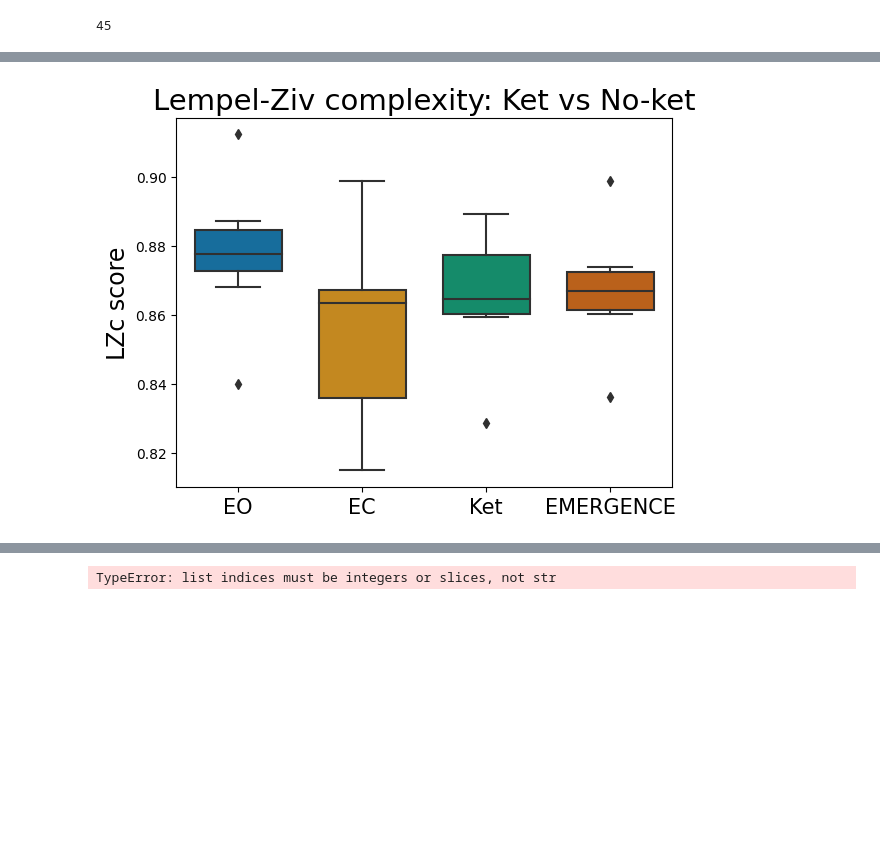
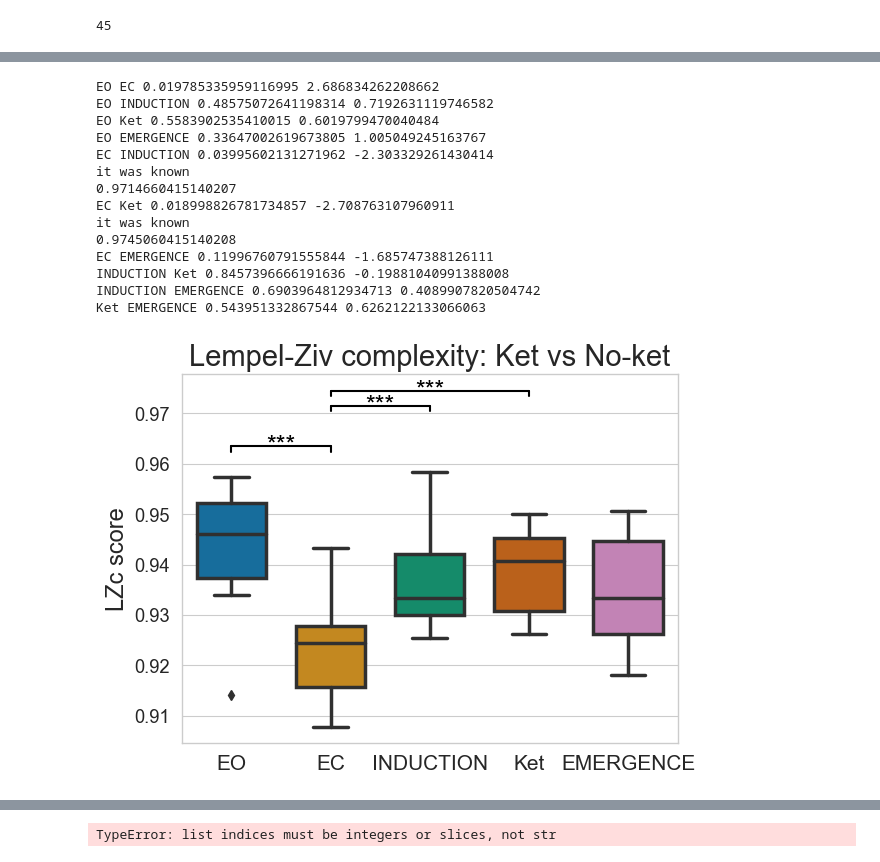
Before and after one commit to AndrlmMass/Ketamine-project, a Jupyter notebook: DataAnalysis/EEG_analysis/MainAnal/SpectrumAnalyses.ipynb, the cells around one changed output, grey strips where cells are left out. Drawn from its saved outputs; the diff is of its cells as text; code cells hidden in the pictures; blank space fills up the shorter version.

```diff
--- a/DataAnalysis/EEG_analysis/MainAnal/SpectrumAnalyses.ipynb
+++ b/DataAnalysis/EEG_analysis/MainAnal/SpectrumAnalyses.ipynb
@@ -95,5 +151,5 @@ print(DataA['EO']['SD5001'].shape)
 # %%
-file_path = "M:\\pc\\Dokumenter\\GitHub\\Ketamine-project\\DataAnalysis\\EEG_analysis\\MainAnal\\SpectrumAnal\\DataA.pkl"
+file_path = 'M:\\pc\\Dokumenter\\GitHub\\Ketamine-project\\DataAnalysis\\EEG_analysis\\PreProc\\BadEpochsRejected\\DataB_AutoRej_2.pkl.'
 with open(file_path,'rb') as g:
             raw = pickle.load(g)
 DataA = raw.copy()
@@ -143,5 +156,5 @@ f.close()
 # %%
-file_path = 'M:\\pc\\Dokumenter\\GitHub\\Ketamine-project\\DataAnalysis\\EEG_analysis\\PreProc\\BadEpochsRejected\\DataB_AutoRej.pkl'
+file_path = 'M:\\pc\\Dokumenter\\GitHub\\Ketamine-project\\DataAnalysis\\EEG_analysis\\PreProc\\BadEpochsRejected\\DataB_AutoRej_AvgRej.pkl'
 with open(file_path,'rb') as g:
             raw = pickle.load(g)
 DataA = raw.copy()
@@ -306,7 +469,7 @@ print(df1+df2+df3+df4+df5)
 # %% [output]
 45
 # %%
-file_path = 'M:\\pc\\Dokumenter\\GitHub\\Ketamine-project\\DataAnalysis\\EEG_analysis\\PreProc\\BadEpochsRejected\\DataB_AutoRej.pkl'
+file_path = 'M:\\pc\\Dokumenter\\GitHub\\Ketamine-project\\DataAnalysis\\EEG_analysis\\PreProc\\BadEpochsRejected\\DataB_AutoRej_2.pkl'
 with open(file_path,'rb') as g:
             raw = pickle.load(g)
 DataA = raw.copy()
@@ -596,7 +753,7 @@ def calculate_lz(array):
     # Calculate the Lempel-Ziv complexity using pyconscious
     return pyc.LZc(array,ea="raw")
 
-LZC = {'Ket':[],'EC':[],'EO':[],'EMERGENCE':[]}
+LZC = {'Ket':[],'EC':[],'EO':[],'EMERGENCE':[], 'INDUCTION':[]}
 for cond in DataA.keys():
     for pers in DataA[cond]:
         if cond == 'SED_1':
@@ -604,7 +761,7 @@ for cond in DataA.keys():
                 LZC['Ket'].append(mean([pyc.LZc(DataA[cond][pers]),pyc.LZc(DataA['SED_2'][pers]),pyc.LZc(DataA['SED_3'][pers]),pyc.LZc(DataA['SED_4'][pers])]))
             else:
                 LZC['Ket'].append(mean([pyc.LZc(DataA[cond][pers]),pyc.LZc(DataA['SED_2'][pers]),pyc.LZc(DataA['SED_3'][pers])]))
-        elif cond == 'EC' or cond == 'EO' or cond == 'EMERGENCE':
+        elif cond == 'EC' or cond == 'EO' or cond == 'EMERGENCE' or cond == 'INDUCTION':
             LZC[cond].append(pyc.LZc(DataA[cond][pers]))
 # %%
 #Plot the LZC for each condition
@@ -613,43 +770,62 @@ import matplotlib.pyplot as plt
 import seaborn as sns
 import pandas as pd
 
 # Convert the dictionary to a short-form dataframe
 df = pd.DataFrame([(k1, x) for k1,v1 in LZC.items() for x in v1], columns=['Condition', 'Value'])
 # Create a grouped boxplot
-sns.boxplot(x='Condition', y='Value', data=df, palette="colorblind", width=0.7, order=["EO", "EC", "Ket", "EMERGENCE"])
+sns.boxplot(x='Condition', y='Value', data=df, palette="colorblind", width=0.7, order=["EO", "EC", "INDUCTION", "Ket", "EMERGENCE"])
 # Get the current axis object
 ax = plt.gca()
 # Set the size of minor x-axis ticks
 ax.tick_params(axis='x', which='major', labelsize=15)
 plt.xlabel(None)
 plt.ylabel('LZc score', size=17)
 plt.title('Lempel-Ziv complexity: Ket vs No-ket', size=21)
 
 #Create loop of checking all possible combinations and calculating the t-test
-g = ['EO','EC','Ket','EMERGENCE']
+g = ['EO','EC','INDUCTION','Ket','EMERGENCE']
 ys = list()
 for i in range(0,len(g)-1):
     for j in range(i+1,len(g)):
         group1, group2 = LZC[g[i]], LZC[g[j]]
         t, p = ttest_ind(group1, group2)
         # add significance lines if p-value is significant
+        print(g[i],g[j], p, t)
         if p < 0.05:
             # calculate y position for the line
-            y = np.max([max(group1), max(group2)]) + 0.015
-            if y in ys:
-                y += 0.015
+            y = np.max([max(group1), max(group2)]) + 0.006
+            if len(ys) > 0:
+                if max(ys) > y and y > min(ys):
+                    print("it was known")
+                    y = max(ys) + 0.00004
+                    ys.extend([y,y+0.003,y-0.003])
+                    print(y)
             else:
-                ys.append(y)
+                ys.extend([y,y+0.008,y-0.008])
             # add line with asterisks indicating significance level
             plt.plot([i, j], [y, y], lw=1.5, c='k')
-            plt.plot([i,i], [y, y - 0.006], lw=1.5, c='k')
-            plt.plot([j,j], [y, y - 0.006], lw=1.5, c='k')
-            plt.text(i+(j-i)/2, y + 0.002, "***", ha='center', va='center', color='k', fontsize=18)
+            plt.plot([i,i], [y, y - 0.001], lw=1.5, c='k')
+            plt.plot([j,j], [y, y - 0.001], lw=1.5, c='k')
+            plt.text(i+(j-i)/2, y + 0.0001, "***", ha='center', va='center', color='k', fontsize=18)
 # Save the plot to a file
 plt.savefig('M:\\pc\\Dokumenter\\GitHub\\Ketamine-project\\DataAnalysis\\EEG_analysis\\MainAnal\\SpectrumAnal\\lz_ket_comparison_boxplot_fixed_sig.png',dpi=300)
 plt.show()
 # %% [output]
+EO EC 0.019785335959116995 2.686834262208662
+EO INDUCTION 0.48575072641198314 0.7192631119746582
+EO Ket 0.5583902535410015 0.6019799470040484
+EO EMERGENCE 0.33647002619673805 1.005049245163767
+EC INDUCTION 0.03995602131271962 -2.303329261430414
+it was known
+0.9714660415140207
+EC Ket 0.018998826781734857 -2.708763107960911
+it was known
+0.9745060415140208
+EC EMERGENCE 0.11996760791555844 -1.685747388126111
+INDUCTION Ket 0.8457396666191636 -0.19881040991388008
+INDUCTION EMERGENCE 0.6903964812934713 0.4089907820504742
+Ket EMERGENCE 0.543951332867544 0.6262122133066063
-[figure, old version]
+[figure, new version]
 # %%
 #Convert df long dataframe to wide dataframe
 df = df.set_index([df.groupby('Condition').cumcount(), 'Condition'])['Value'].unstack()
```
Also changed, not shown: parts of 33 cells of this notebook.
